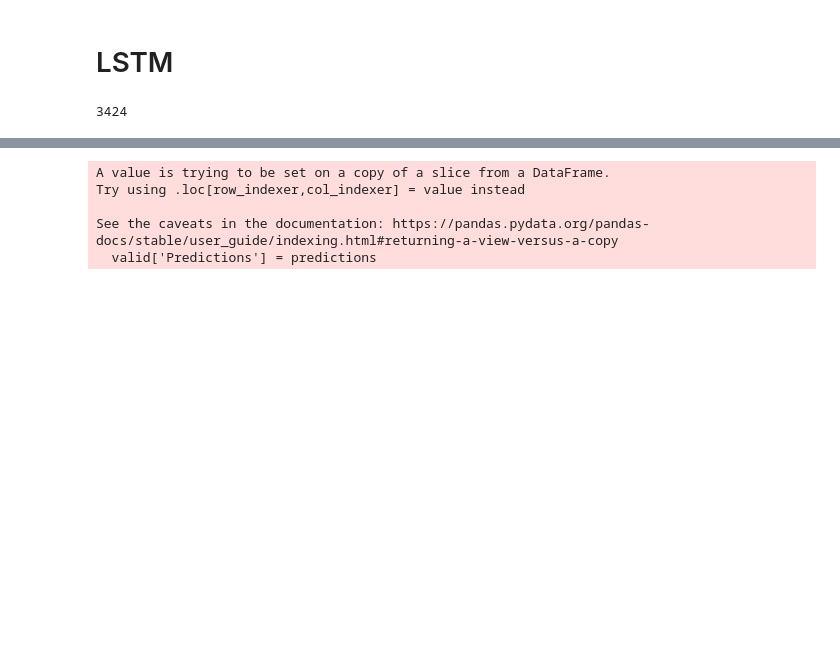
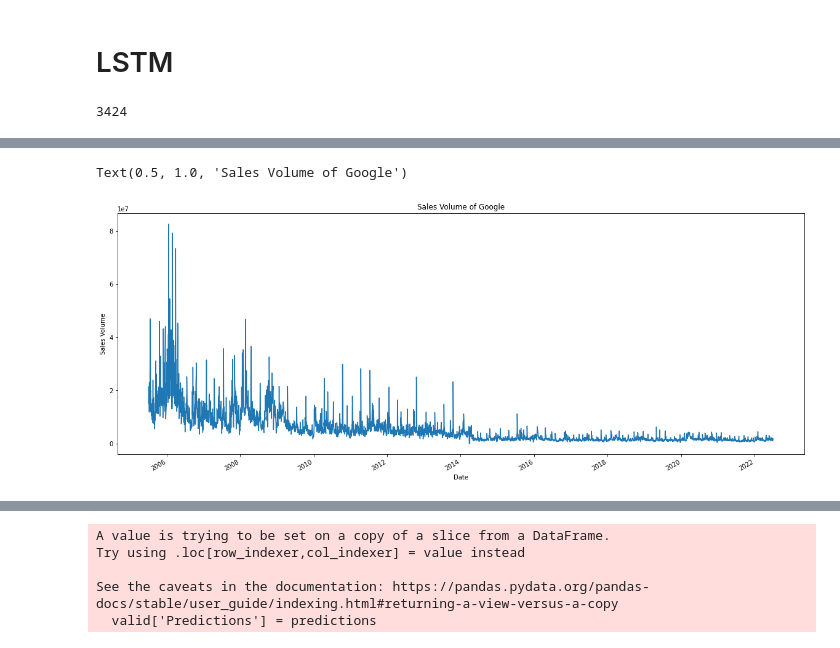
Before and after one commit to JeremyCoronia/csc721m-mco4, a Jupyter notebook: [CSC721M] CORONIA_MC04.ipynb, the cells around one changed output, grey strips where cells are left out. Cells and saved outputs as stored; diff of their text form; code cells hidden in the pictures; blank space fills up the shorter version.

```diff
--- a/[CSC721M] CORONIA_MC04.ipynb
+++ b/[CSC721M] CORONIA_MC04.ipynb
@@ -192,3 +98,11 @@ train_size
+# %%
+plt.figure(figsize=(20,8))
+df['Volume'].plot()
+plt.ylabel('Sales Volume')
+plt.title("Sales Volume of Google")
+# %% [output]
+Text(0.5, 1.0, 'Sales Volume of Google')
+[figure, added]
 # %%
 from sklearn.preprocessing import MinMaxScaler
 
```
Also changed, not shown: parts of 30 cells of this notebook, 23 other files.
